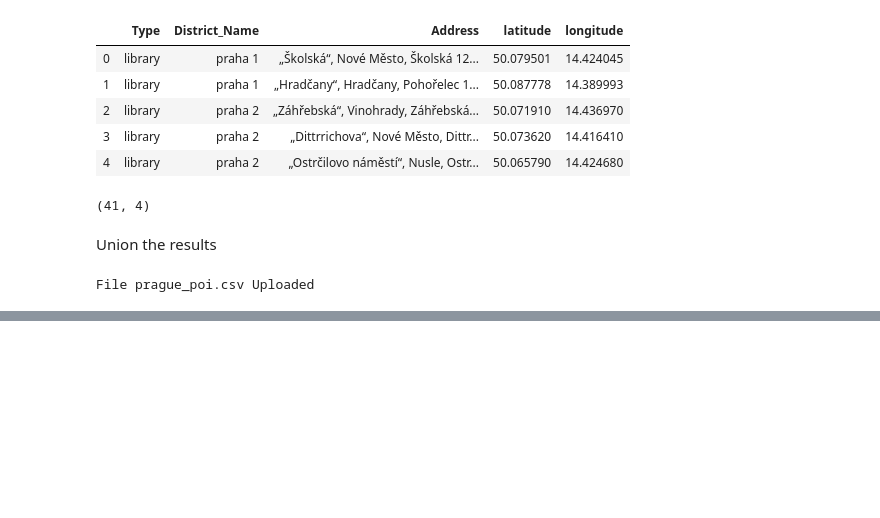
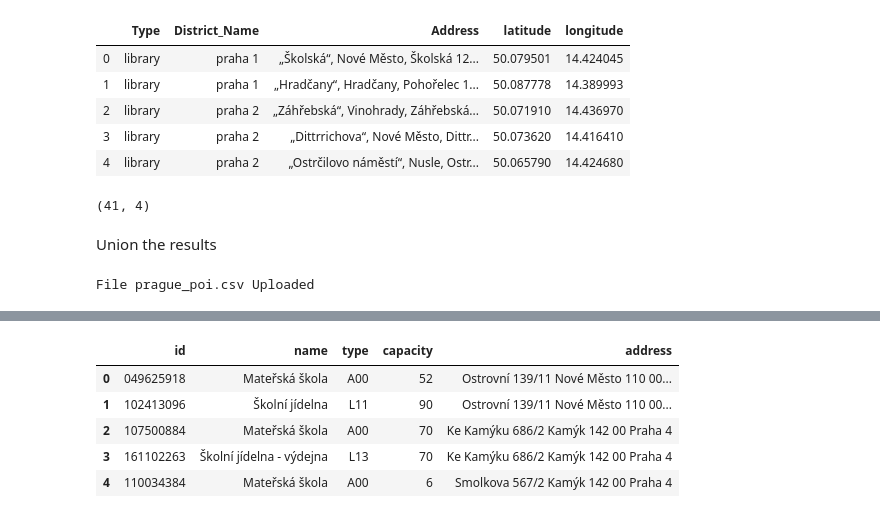
Before and after one commit to tonnyeremin/Urban-Data-Science, a Jupyter notebook: Walking Accessibility.ipynb, the cells around one changed output, grey strips where cells are left out. Saved outputs shown, nothing was run; the diff lists cells and outputs as text; code cells hidden in the pictures; blank space fills up the shorter version.

```diff
--- a/Walking Accessibility.ipynb
+++ b/Walking Accessibility.ipynb
@@ -498,27 +531,21 @@ xroot = xtree.getroot()
 dic_scools = []
 try:
     for entry in xroot.findall('PravniSubjekt'):
-            s_info = []
-            s_id =  entry.find('RedIzo').text
-            for school in entry.find('Reditelstvi'):
-                name= school.find('RedPlnyNazev')
-                print(name)
-                addres1 = school.find('RedAdresa1').text
-                addres2 = school.find('RedAdresa2').text
-                addres3 = school.find('RedAdresa3').text
-                s_info.append([s_id, name, '{} {} {}'.format( addres1, addres2,  addres3)])
-            for place_group in school.findall('SkolyZarizeni'):
-                for place in place_group.findall('SkolaZarizeni'):
-                    s_id = place.find('IZO').text
-                    s_type = place.find('SkolaDruhTyp').text
-                    s_name = place.find('SkolaPlnyNazev').text
-                    s_capasity = place.find('SkolaKapacita').text
-                    s_adress = place.find('SkolaMistaVykonuCinnosti')
-                    s_actual_add = s_adress.find('SkolaMistoVykonuCinnosti')
-                    s_addres1 = school.find('MistoAdresa1').text
-                    s_addres2 = school.find('MistoAdresa2').text
-                    s_addres3 = school.find('MistoAdresa3').text
-                    dic_scools.append([s_id, s_name,  s_type, s_capasity, '{} {} {}'.format( addres1, addres2,  addres3)])
+        place_group = entry.find('SkolyZarizeni')
+        if(place_group is None):
+            continue
+        for place in place_group.findall('SkolaZarizeni'):
+            s_id = place.find('IZO').text
+            s_type = place.find('SkolaDruhTyp').text
+            s_name = place.find('SkolaPlnyNazev').text
+            s_capasity = place.find('SkolaKapacita').text
+            s_adress = place.find('SkolaMistaVykonuCinnosti')
+            s_actual_add = s_adress.find('SkolaMistoVykonuCinnosti')
+            s_addres1 =  s_actual_add.find('MistoAdresa1').text
+            s_addres2 =  s_actual_add.find('MistoAdresa2').text
+            s_addres3 =  s_actual_add.find('MistoAdresa3').text
+            print(s_id, s_name,  s_type, s_capasity, '{} {} {}'.format(s_addres1, s_addres2, s_addres3))
+            dic_scools.append([s_id, s_name,  s_type, s_capasity, '{} {} {}'.format(s_addres1, s_addres2, s_addres3)])
 except:
     print ('Exception', sys.exc_info()[0])
 # %% [output]
@@ -526,0 +569,12 @@ Exception <class 'AttributeError'>
+# %%
+import pandas as pd
+columns = ['id', 'name', 'type', 'capacity', 'address']
+df_schools = pd.DataFrame(dic_scools, columns = columns)
+df_schools.head()
+# %% [output]
+|  | id | name | type | capacity | address |
+| 0 | 049625918 | Mateřská škola | A00 | 52 | Ostrovní 139/11 Nové Město 110 00... |
+| 1 | 102413096 | Školní jídelna | L11 | 90 | Ostrovní 139/11 Nové Město 110 00... |
+| 2 | 107500884 | Mateřská škola | A00 | 70 | Ke Kamýku 686/2 Kamýk 142 00 Praha 4 |
+| 3 | 161102263 | Školní jídelna - výdejna | L13 | 70 | Ke Kamýku 686/2 Kamýk 142 00 Praha 4 |
+| 4 | 110034384 | Mateřská škola | A00 | 6 | Smolkova 567/2 Kamýk 142 00 Praha 4 |
```
Also changed, not shown: parts of 14 cells of this notebook.
